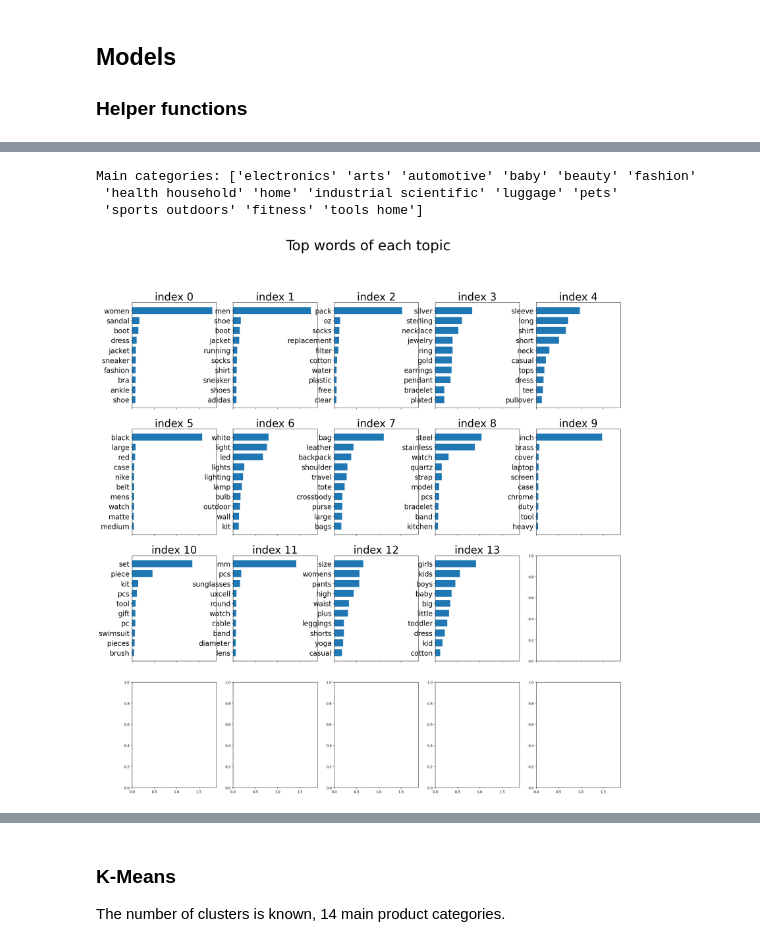
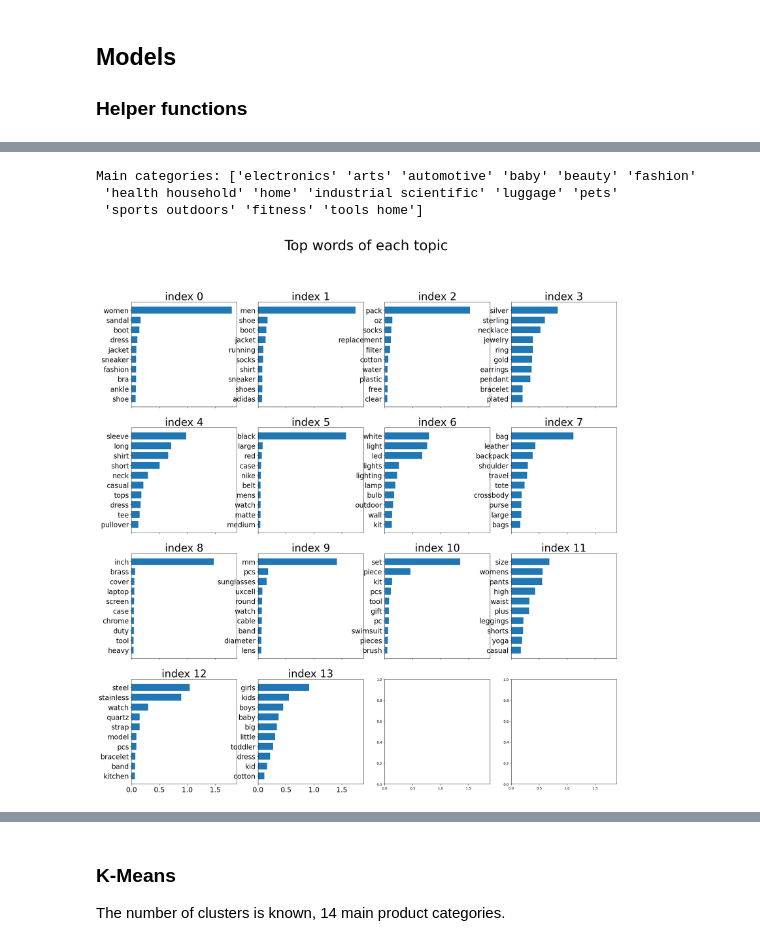
Before and after one commit to NikoKuu/unsupervised-algorithms-in-ml-final, a Jupyter notebook: Unsup_final_nk.ipynb, the cells around one changed output, grey strips where cells are left out. Saved outputs shown, nothing was run; the diff lists cells and outputs as text; code cells hidden in the pictures.

```diff
--- a/Unsup_final_nk.ipynb
+++ b/Unsup_final_nk.ipynb
@@ -359,27 +361,27 @@ The first column of H: [0.         0.         0.0061845  0.         0.00056673 0
 # %%
 # Adapted from:
 # https://scikit-learn.org/stable/auto_examples/applications/plot_topics_extraction_with_nmf_lda.html
 
 def plot_top_words(H, feature_names, n_top_words):
     title = 'Top words of each topic'
-    fig, axes = plt.subplots(4, 5, figsize=(25, 25), sharex=True)
+    fig, axes = plt.subplots(4, 4, figsize=(25, 25), sharex=True)
     for topic_idx, topic in enumerate(H):
         axes = axes.flatten()
         top_features_ind = topic.argsort()[-n_top_words:]
         top_features = feature_names[top_features_ind]
         weights = topic[top_features_ind]
 
         ax = axes[topic_idx]
         ax.barh(top_features, weights, height=0.7)
         ax.set_title(f"index {topic_idx}", fontdict={"fontsize": 30})
         ax.tick_params(axis="both", which="major", labelsize=20)
         fig.suptitle(title, fontsize=40)
 
 print('Main categories:', pd.unique(amz.df_cat['main']))
 plot_top_words(H, ftr_names, 10)
 # %% [output]
 Main categories: ['electronics' 'arts' 'automotive' 'baby' 'beauty' 'fashion'
  'health household' 'home' 'industrial scientific' 'luggage' 'pets'
  'sports outdoors' 'fitness' 'tools home']
-[figure, old version]
+[figure, new version]
 # %%
```
Also changed, not shown: parts of 6 cells of this notebook.
